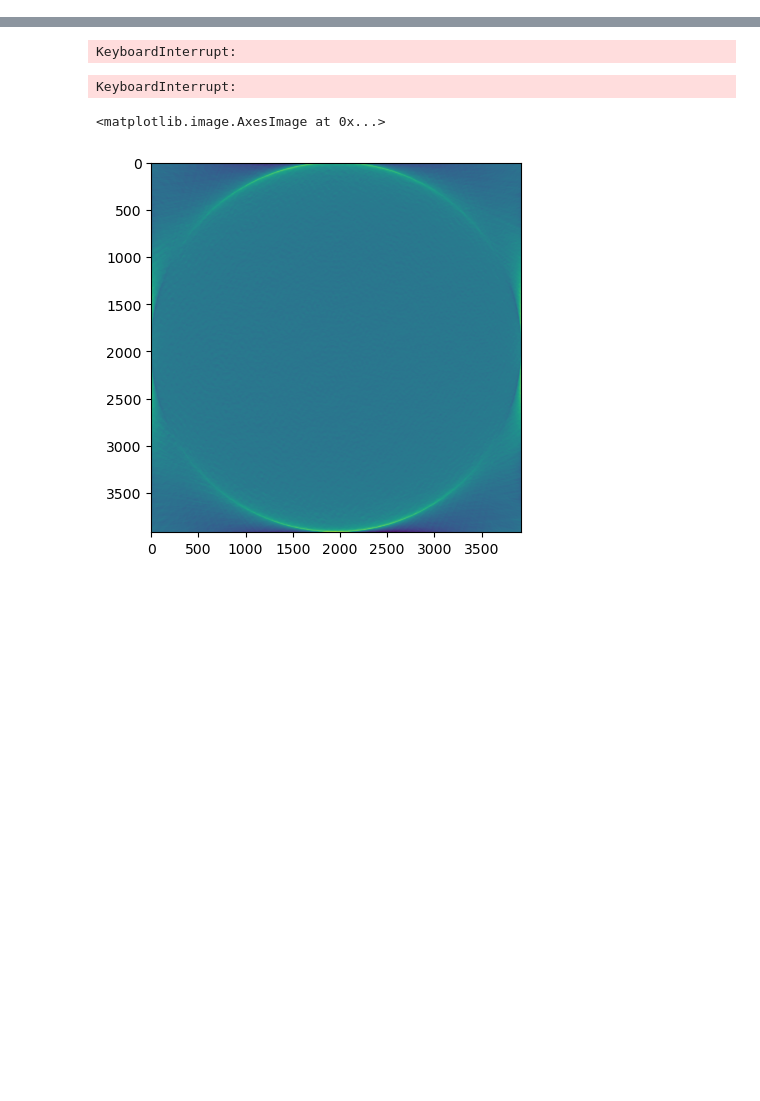
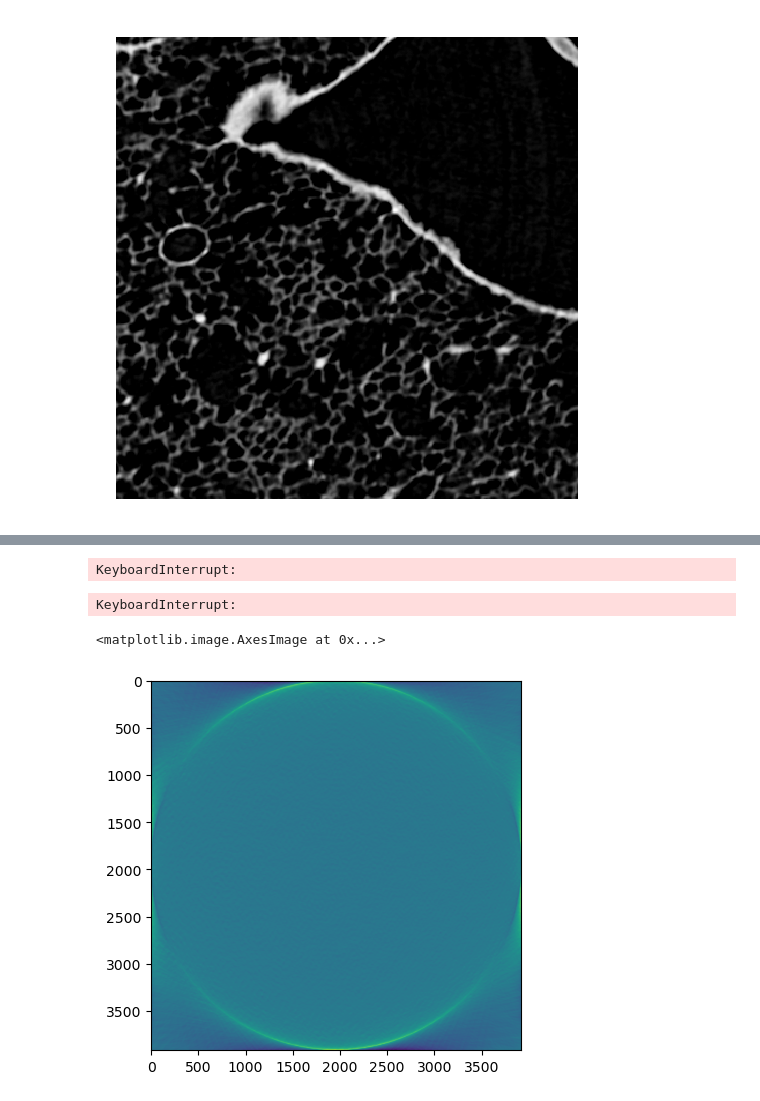
Before and after one commit to bnherrerac/alveolar-micro-CT-reconstruction, a Jupyter notebook: tomosipo_tests.ipynb, the cells around one changed output, grey strips where cells are left out. Saved outputs shown, nothing was run; the diff lists cells and outputs as text; code cells hidden in the pictures; blank space fills up the shorter version.

```diff
--- a/tomosipo_tests.ipynb
+++ b/tomosipo_tests.ipynb
@@ -21,0 +41,8 @@ torch.Size([1, 900, 3916])
+# %%
+square_img = np.pad(sq, pad_width = sq.shape[0], mode='constant', constant_values=0)
+fig, ax = plt.subplots(figsize=(3,3), dpi=200)
+ax.imshow(square_img[400:800,400:800], cmap=plt.cm.Greys_r, interpolation='nearest')
+ax.axis('off')
+plt.show()
+# %% [output]
+[figure, added]
```
Also changed, not shown: parts of 20 cells of this notebook, 26 other files.
